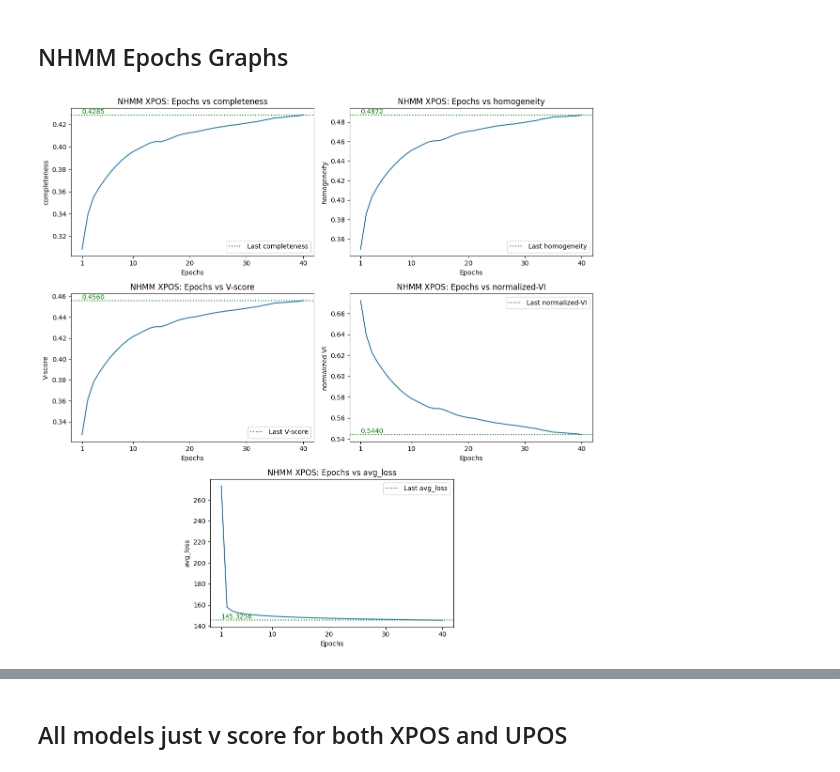
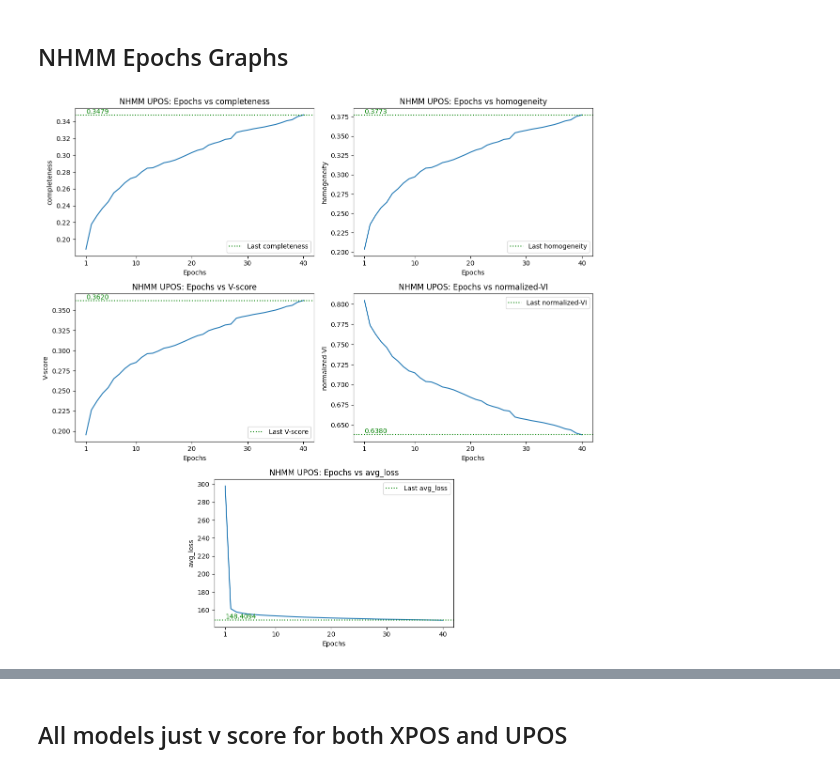
Before and after one commit to amoghvk21/NLP-assignment-3, a Jupyter notebook: skeleton_code/results_parser.ipynb, the cells around one changed output, grey strips where cells are left out. Drawn from its saved outputs; the diff is of its cells as text; code cells hidden in the pictures.

```diff
--- a/skeleton_code/results_parser.ipynb
+++ b/skeleton_code/results_parser.ipynb
@@ -1046,7 +1053,7 @@ print(worst_vi.to_string())
 import pandas as pd
 import matplotlib.pyplot as plt
 
-TAG = "xpos"
+TAG = "upos"
 FILE_PREFIX = f"nhmm-{TAG}"
 FIELDS = ["completeness", "homogeneity", "V-score", "normalized-VI", "avg_loss"]
 X_TICKS = [1, 10, 20, 30, 40]
@@ -1068,41 +1075,36 @@ for i, FIELD in enumerate(FIELDS):
 
     ax.axhline(
         y=last_value,
         color='g',
         linestyle=':',
         label=f'Last {FIELD}'
     )
 
     ax.text(
         all_results["epoch"].min(), last_value,
         f"{last_value:.4f}",
         va='bottom', ha='left', color='g'
     )
 
     ax.set_title(f"NHMM {TAG.upper()}: Epochs vs {FIELD}")
     ax.set_xlabel("Epochs")
     ax.set_ylabel(f"{FIELD}")
     ax.legend()
 
-# 1. Hide the empty 6th plot
 axes[5].set_visible(False)
 
-# 2. Run tight_layout FIRST to fix spacing for the top 4 graphs
 plt.tight_layout()
 
-# 3. Manually center the 5th graph (index 4)
-# Get the positions of the left (4) and right (5) slots in the bottom row
 box_4 = axes[4].get_position()
 box_5 = axes[5].get_position()
 
-# Calculate the center of the entire row
-# (Start of left box + End of right box) / 2
-row_center_x = (box_4.x0 + box_5.x1) / 2
-new_left_x = row_center_x - (box_4.width / 2)
+center_x = (box_4.x0 + box_5.x1) / 2
 
-# Move the 5th graph to the new calculated position
-axes[4].set_position([new_left_x, box_4.y0, box_4.width, box_4.height])
+new_x, new_y = center_x - box_4.width / 2, box_4.y0
+new_width, new_height = box_4.width, box_4.height
+
+axes[4].set_position([new_x, new_y, new_width, new_height])
 
 plt.show()
 # %% [output]
-[figure, old version]
+[figure, new version]
```
Also changed, not shown: parts of 3 cells of this notebook, 3 other files.
